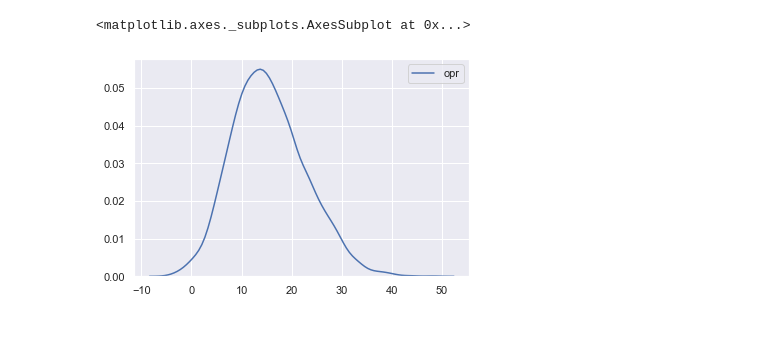
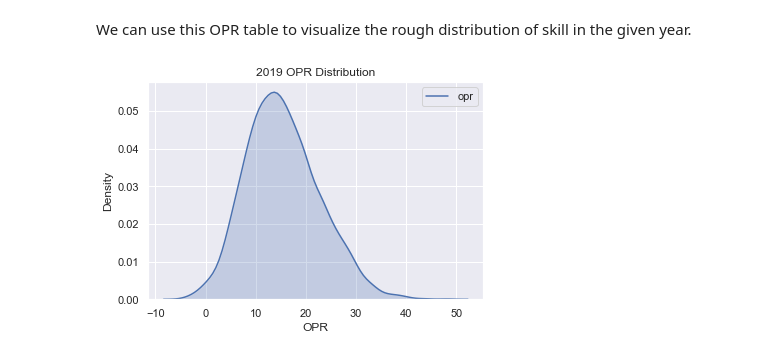
Before and after one commit to Samcfuchs/FRC-Data, a Jupyter notebook: Analytics/compiled/opr_demo.ipynb, the cells around one changed output. Saved outputs shown, nothing was run; the diff lists cells and outputs as text; code cells hidden in the pictures; blank space fills up the shorter version.

```diff
--- a/Analytics/compiled/opr_demo.ipynb
+++ b/Analytics/compiled/opr_demo.ipynb
@@ -37,5 +41,11 @@ Time: 251 s
-# %%
-sns.kdeplot(model.opr_table.opr)
-# %% [output]
-<matplotlib.axes._subplots.AxesSubplot at 0x...>
-[figure, removed]
+# %% [markdown]
+ We can use this OPR table to visualize the rough distribution of skill in the
+ given year.
+# %%
+sns.kdeplot(model.opr_table.opr, shade=True)
+plt.title(f"{YEAR} OPR Distribution")
+plt.xlabel("OPR")
+plt.ylabel("Density")
+plt.show()
+# %% [output]
+[figure, added]
```
Also changed, not shown: parts of 13 cells of this notebook, 1 other file.
